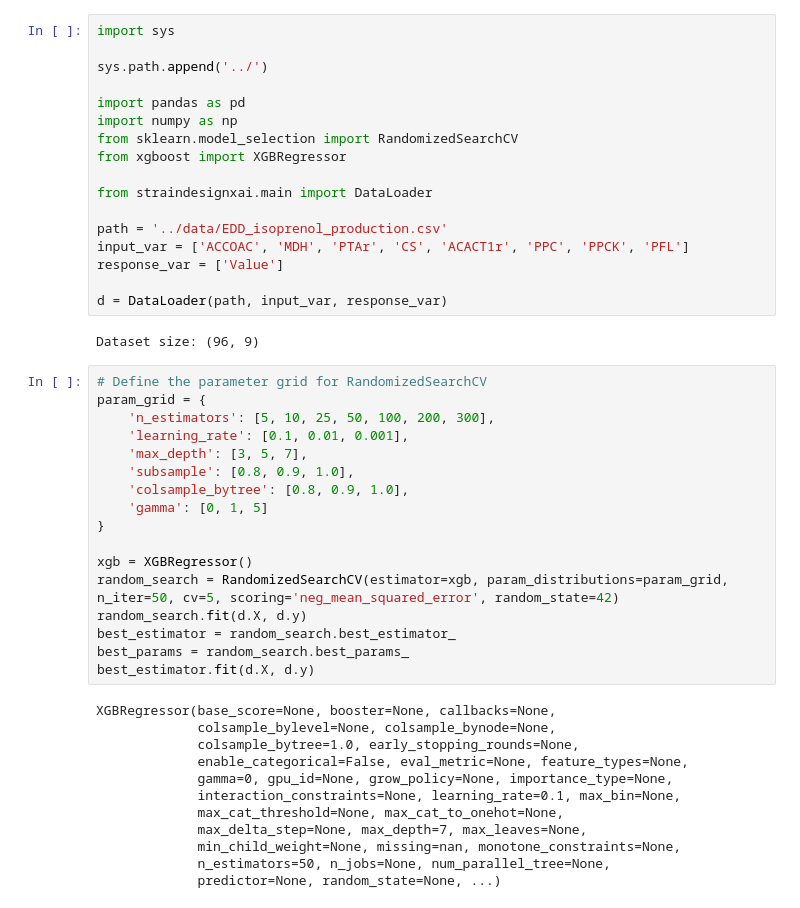
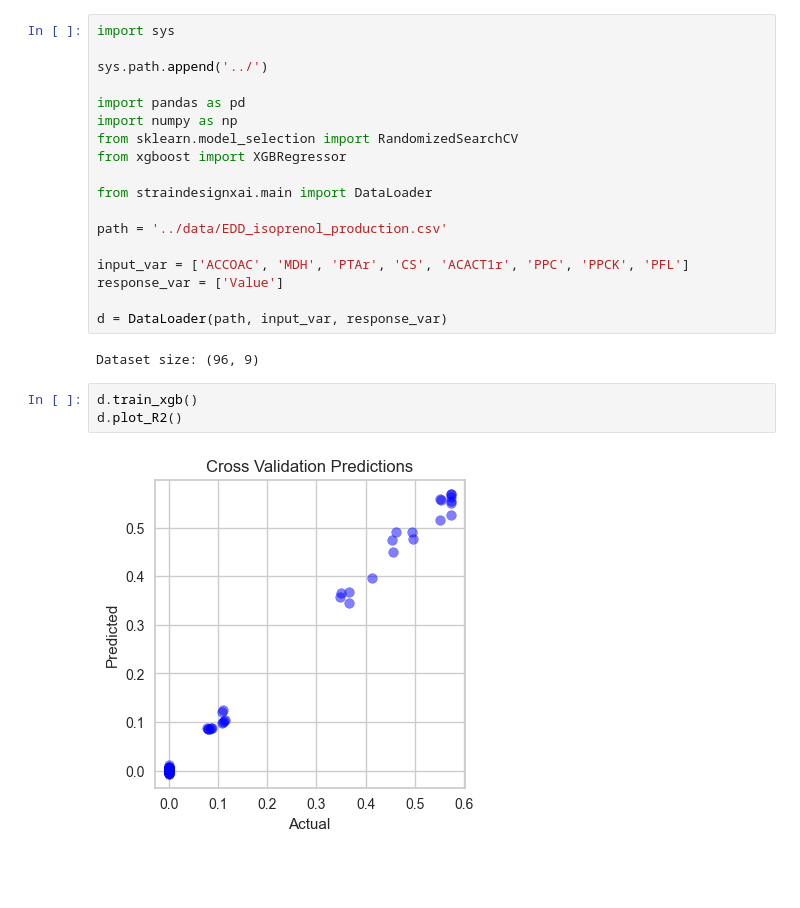
Before and after one commit to costasmexis/straindesignXAI, a Jupyter notebook: notebooks/test.ipynb, the cells around one changed output. Saved outputs shown, nothing was run; the diff lists cells and outputs as text; blank space fills up the shorter version.

```diff
--- a/notebooks/test.ipynb
+++ b/notebooks/test.ipynb
@@ -11,39 +11,16 @@ from xgboost import XGBRegressor
 from straindesignxai.main import DataLoader
 
 path = '../data/EDD_isoprenol_production.csv'
+
 input_var = ['ACCOAC', 'MDH', 'PTAr', 'CS', 'ACACT1r', 'PPC', 'PPCK', 'PFL']
 response_var = ['Value']
 
 d = DataLoader(path, input_var, response_var)
 # %% [output]
 Dataset size: (96, 9)
-# %%
-# Define the parameter grid for RandomizedSearchCV
-param_grid = {
-    'n_estimators': [5, 10, 25, 50, 100, 200, 300],
-    'learning_rate': [0.1, 0.01, 0.001],
-    'max_depth': [3, 5, 7],
-    'subsample': [0.8, 0.9, 1.0],
-    'colsample_bytree': [0.8, 0.9, 1.0],
-    'gamma': [0, 1, 5]
-}
-
-xgb = XGBRegressor()
-random_search = RandomizedSearchCV(estimator=xgb, param_distributions=param_grid, n_iter=50, cv=5, scoring='neg_mean_squared_error', random_state=42)
-random_search.fit(d.X, d.y)
-best_estimator = random_search.best_estimator_
-best_params = random_search.best_params_
-best_estimator.fit(d.X, d.y)
-# %% [output]
-XGBRegressor(base_score=None, booster=None, callbacks=None,
-             colsample_bylevel=None, colsample_bynode=None,
-             colsample_bytree=1.0, early_stopping_rounds=None,
-             enable_categorical=False, eval_metric=None, feature_types=None,
-             gamma=0, gpu_id=None, grow_policy=None, importance_type=None,
-             interaction_constraints=None, learning_rate=0.1, max_bin=None,
-             max_cat_threshold=None, max_cat_to_onehot=None,
-             max_delta_step=None, max_depth=7, max_leaves=None,
-             min_child_weight=None, missing=nan, monotone_constraints=None,
-             n_estimators=50, n_jobs=None, num_parallel_tree=None,
-             predictor=None, random_state=None, ...)
+# %%
+d.train_xgb()
+d.plot_R2()
+# %% [output]
+[figure, added]
 # %%
```
Also changed, not shown: parts of 9 cells of this notebook, 1 other file.
